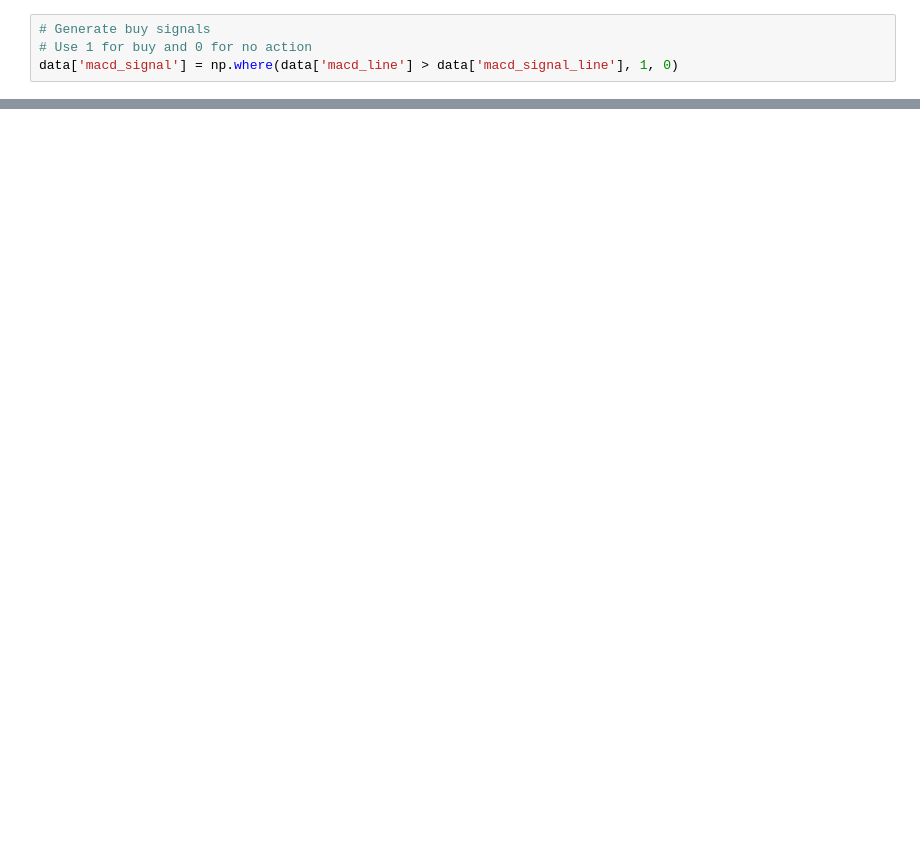
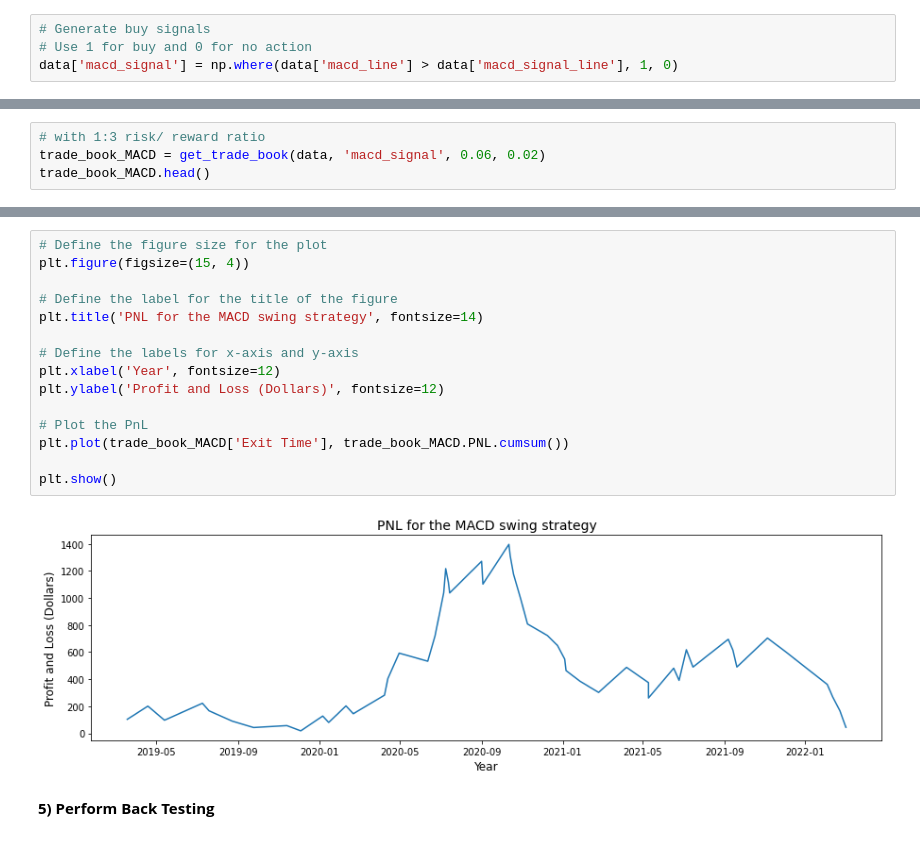
Before and after one commit to jade-lam/Stock-Portfolio, a Jupyter notebook: Quantinsti - Swing Trading Strategies.ipynb, the cells around one changed output, grey strips where cells are left out. Drawn from its saved outputs; the diff is of its cells as text; blank space fills up the shorter version.

```diff
--- a/Quantinsti - Swing Trading Strategies.ipynb
+++ b/Quantinsti - Swing Trading Strategies.ipynb
@@ -142,0 +191,4 @@ plt.show()
+# %%
+# with 1:3 risk/ reward ratio
+trade_book_MACD = get_trade_book(data, 'macd_signal', 0.06, 0.02)
+trade_book_MACD.head()
@@ -142,0 +209,19 @@ plt.show()
+# %%
+# Define the figure size for the plot
+plt.figure(figsize=(15, 4))
+
+# Define the label for the title of the figure
+plt.title('PNL for the MACD swing strategy', fontsize=14)
+
+# Define the labels for x-axis and y-axis
+plt.xlabel('Year', fontsize=12)
+plt.ylabel('Profit and Loss (Dollars)', fontsize=12)
+
+# Plot the PnL
+plt.plot(trade_book_MACD['Exit Time'], trade_book_MACD.PNL.cumsum())
+
+plt.show()
+# %% [output]
+[figure, added]
+# %% [markdown]
+**5) Perform Back Testing**
```
Also changed, not shown: parts of 21 cells of this notebook.
